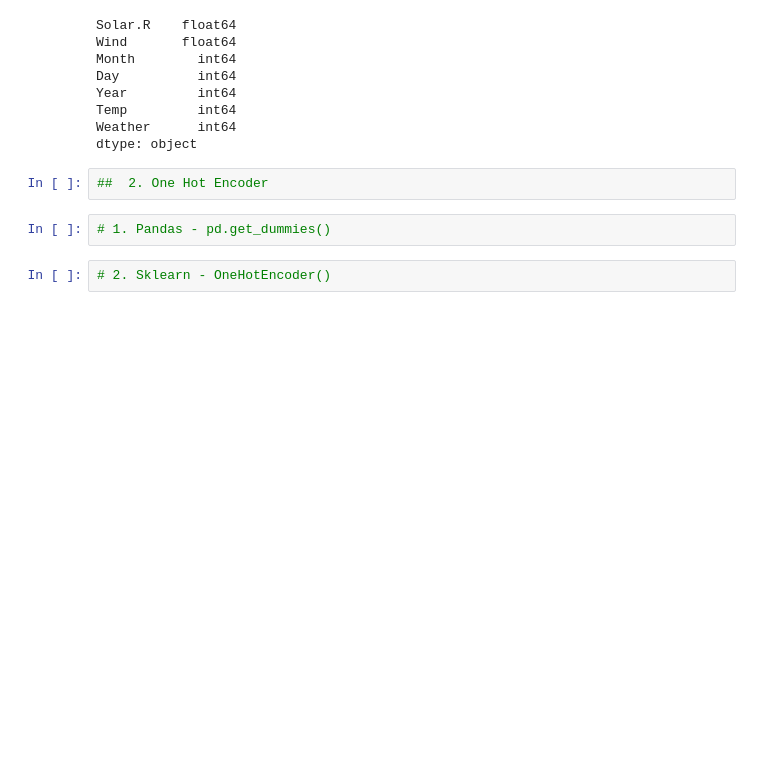
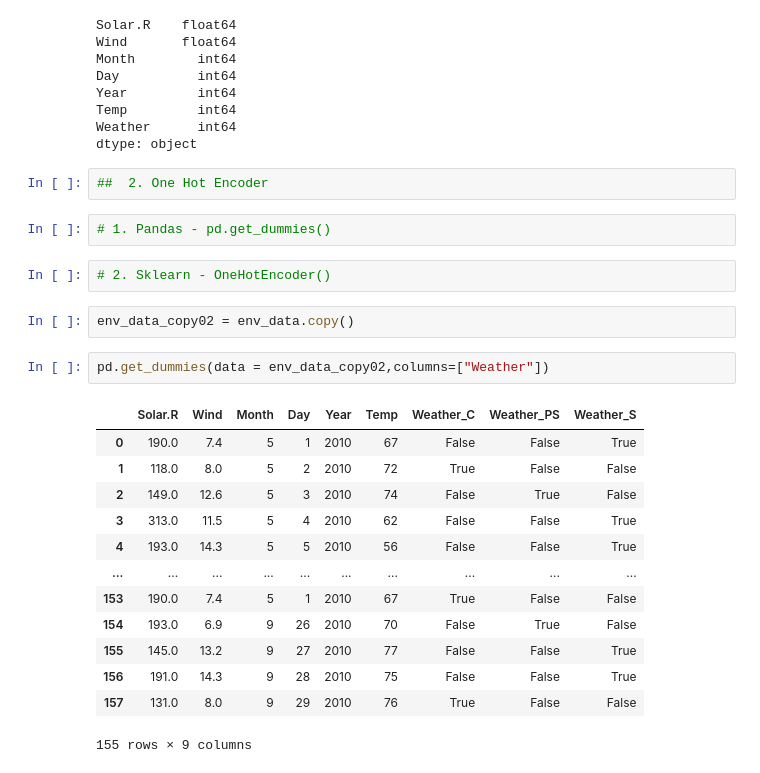
Before and after one commit to Vignesh-H-Space/Learning, a Jupyter notebook: ProITBridge/Machine Learning/07_Data PreProcessing/Data Preprocessing.ipynb, the cells around one changed output. Drawn from its saved outputs; the diff is of its cells as text; blank space fills up the shorter version.

Commit message:
Get Dummies

```diff
--- a/ProITBridge/Machine Learning/07_Data PreProcessing/Data Preprocessing.ipynb
+++ b/ProITBridge/Machine Learning/07_Data PreProcessing/Data Preprocessing.ipynb
@@ -365,3 +365,21 @@ dtype: object
 # 1. Pandas - pd.get_dummies()
 # %%
 # 2. Sklearn - OneHotEncoder()
+# %%
+env_data_copy02 = env_data.copy()
+# %%
+pd.get_dummies(data = env_data_copy02,columns=["Weather"])
+# %% [output]
+|  | Solar.R | Wind | Month | Day | Year | Temp | Weather_C | Weather_PS | Weather_S |
+| 0 | 190.0 | 7.4 | 5 | 1 | 2010 | 67 | False | False | True |
+| 1 | 118.0 | 8.0 | 5 | 2 | 2010 | 72 | True | False | False |
+| 2 | 149.0 | 12.6 | 5 | 3 | 2010 | 74 | False | True | False |
+| 3 | 313.0 | 11.5 | 5 | 4 | 2010 | 62 | False | False | True |
+| 4 | 193.0 | 14.3 | 5 | 5 | 2010 | 56 | False | False | True |
+| ... | ... | ... | ... | ... | ... | ... | ... | ... | ... |
+| 153 | 190.0 | 7.4 | 5 | 1 | 2010 | 67 | True | False | False |
+| 154 | 193.0 | 6.9 | 9 | 26 | 2010 | 70 | False | True | False |
+| 155 | 145.0 | 13.2 | 9 | 27 | 2010 | 77 | False | False | True |
+| 156 | 191.0 | 14.3 | 9 | 28 | 2010 | 75 | False | False | True |
+| 157 | 131.0 | 8.0 | 9 | 29 | 2010 | 76 | True | False | False |
+155 rows × 9 columns
```
